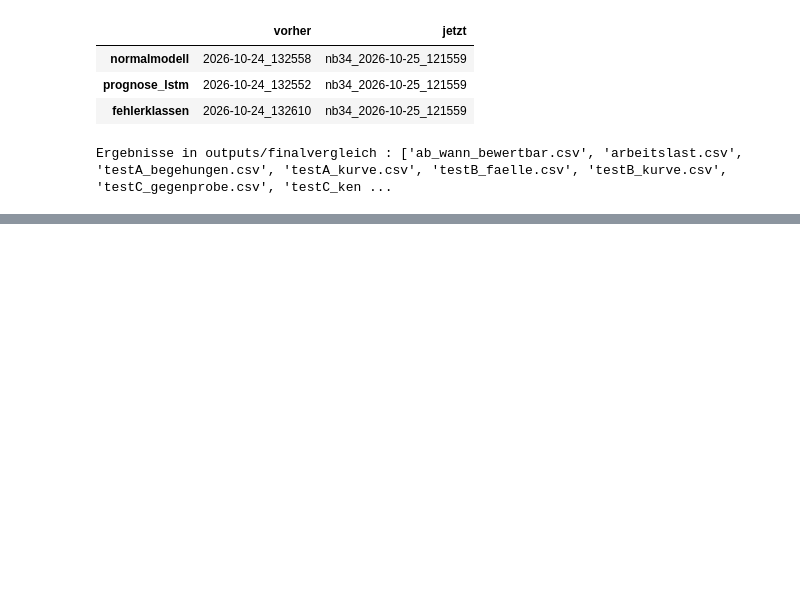
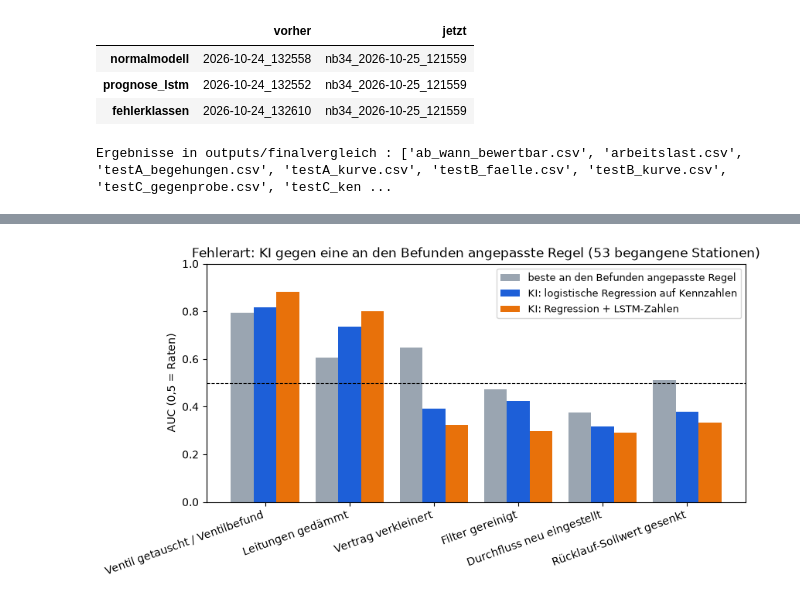
Before and after one commit to ivelinayna/projektseminar, a Jupyter notebook: notebooks/34_modellvergleich_und_umsetzung_nach_aufgabenstellung.ipynb, the cells around one changed output, grey strips where cells are left out. Saved outputs shown, nothing was run; the diff lists cells and outputs as text; code cells hidden in the pictures; blank space fills up the shorter version.

```diff
--- a/notebooks/34_modellvergleich_und_umsetzung_nach_aufgabenstellung.ipynb
+++ b/notebooks/34_modellvergleich_und_umsetzung_nach_aufgabenstellung.ipynb
@@ -1899,0 +1920,7 @@ Ergebnisse in outputs/finalvergleich : ['ab_wann_bewertbar.csv', 'arbeitslast.cs
+# %%
+oof15 = pd.read_csv(fv.AUSGABE / "testC_vorhersagen.csv")
+kz15 = fv.kennzahlen_vor_begehung(e["stunden"], e["labels"])
+ziele15 = ["ventil", "daemmung", "ueberdimensioniert", "filter", "durchfluss", "temperatur"]
+regel15 = fv.regel_angepasst(kz15, oof15, ziele15)
+kg = fv.ki_gegen_regel(oof15, regel15, e["gruppen"], ziele15)
+kg.round(2)
@@ -1899,0 +1935,16 @@ Ergebnisse in outputs/finalvergleich : ['ab_wann_bewertbar.csv', 'arbeitslast.cs
+# %%
+fig, ax = plt.subplots(figsize=(9, 4))
+x = np.arange(len(kg))
+ax.bar(x - 0.27, kg["Regel angepasst"], 0.27, color="#9aa5b1", label="beste an den Befunden angepasste Regel")
+ax.bar(x, kg["LR Kennzahlen"], 0.27, color="#1d5fd8", label="KI: logistische Regression auf Kennzahlen")
+ax.bar(x + 0.27, kg["KI (LR Kennzahlen + LSTM)"], 0.27, color="#e8710a", label="KI: Regression + LSTM-Zahlen")
+ax.axhline(0.5, color="k", lw=0.8, ls="--")
+ax.set_xticks(x, [fv.ZIEL_TEXT.get(z, z) for z in kg["Fehlerart"]], rotation=20, ha="right")
+ax.set_ylim(0, 1)
+ax.set_ylabel("AUC (0,5 = Raten)")
+ax.set_title("Fehlerart: KI gegen eine an den Befunden angepasste Regel (53 begangene Stationen)")
+ax.legend(loc="upper right", fontsize=9)
+fv.speichere(fig, "13_ki_gegen_regel")
+plt.show()
+# %% [output]
+[figure, added]
```
Also changed, not shown: parts of 13 cells of this notebook, 3 other files.
